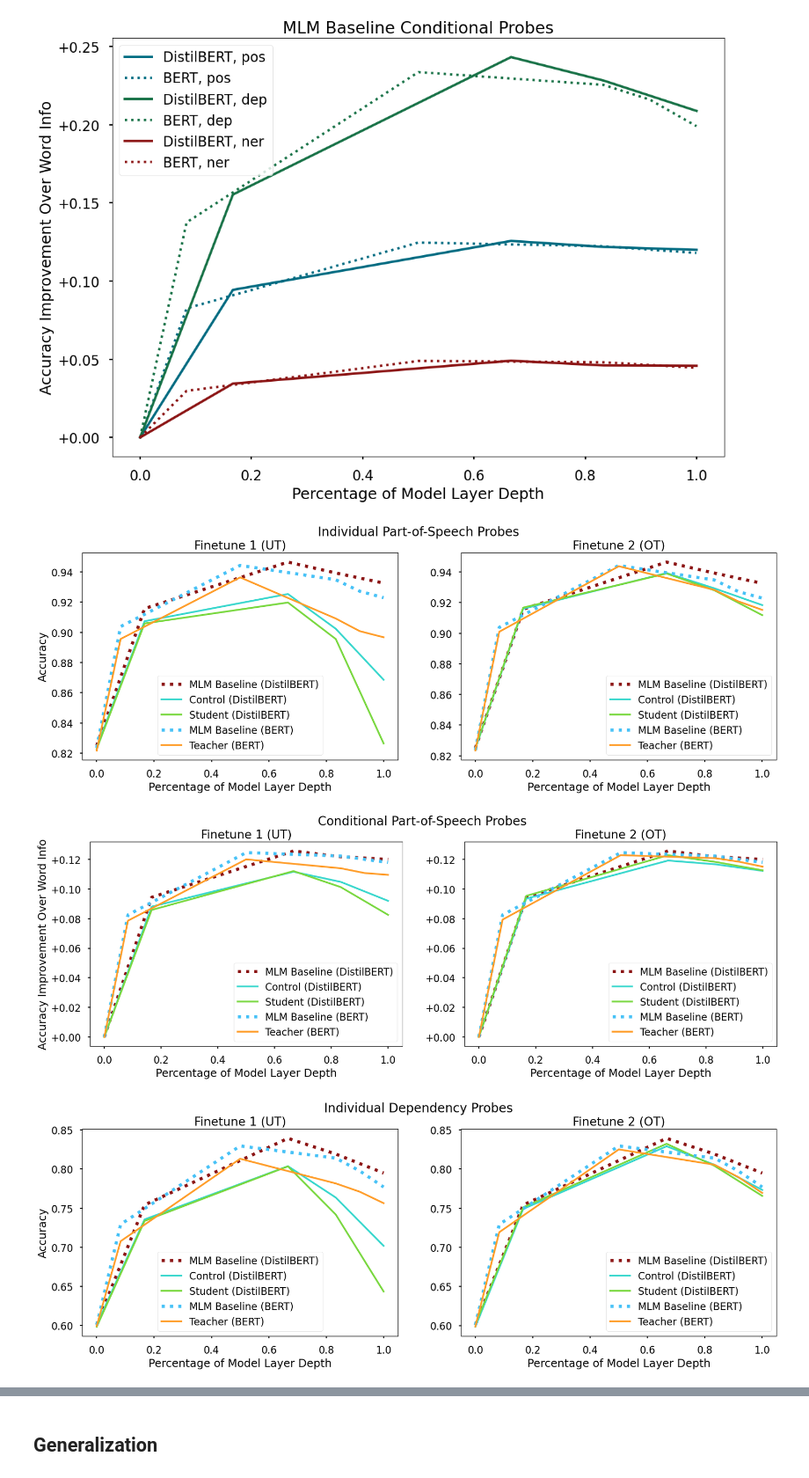
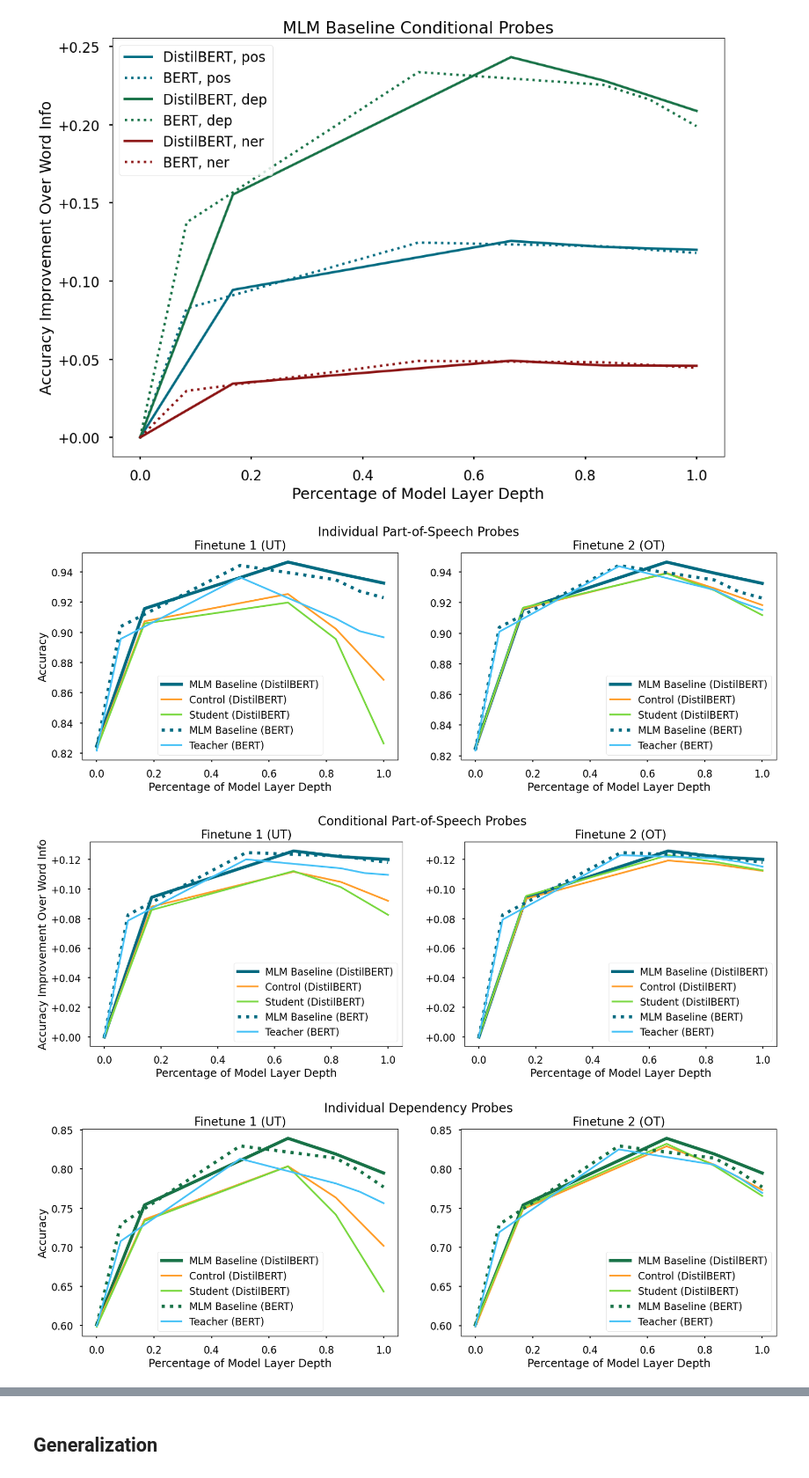
Before and after one commit to zy-f/nlp-distill-probing, a Jupyter notebook: visualization.ipynb, the cells around one changed output, grey strips where cells are left out. Shown at 88% size. Saved outputs shown, nothing was run; the diff lists cells and outputs as text; code cells hidden in the pictures.

Commit message:
visualization changes again

```diff
--- a/visualization.ipynb
+++ b/visualization.ipynb
@@ -37,7 +37,7 @@ task_colors = {
 finetune_colors = {
     'bert-mnli': '#47C2F7',
     'distilbert-mnli': '#FF9D29',
-    'disitlbert-mixedmnli': '#79D83F'
+    'distilbert-mixedmnli': '#79D83F'
 }
 # %%
 df = pd.read_csv('data/probe_outputs.csv')
@@ -89,36 +90,37 @@ for t in ['pos', 'dep', 'ner']:
             fig.suptitle(f"{full_words[ptype]} {full_words[t]} Probes", size=20)
             ax[0].set_title('Finetune 1 (UT)')
             ax[1].set_title('Finetune 2 (OT)')
             ax[0].set_xlabel('Percentage of Model Layer Depth')
             ax[1].set_xlabel('Percentage of Model Layer Depth')
             if ptype == 'cond':
                 ax[0].set_ylabel('Accuracy Improvement Over Word Info')
                 # ax[1].set_ylabel('Accuracy Improvement Over Word Info')
                 formatter = matplotlib.ticker.FuncFormatter(lambda x, pos: f"{x:+.2f}")
                 ax[0].yaxis.set_major_formatter(formatter=formatter)
                 ax[1].yaxis.set_major_formatter(formatter=formatter)
             else:
                 ax[0].set_ylabel('Accuracy')
                 # ax[1].set_ylabel('Accuracy')
             for tt in tune_types:
                 data_ = subdf[subdf['m_finetune'] == tt][layer_names]
                 data_old_ = subdf_old[subdf_old['m_finetune'] == tt][layer_names]
                 if ptype == 'cond':
                     data_ -= data_.iloc[0, 0]
                     data_old_ -= data_old_.iloc[0, 0]
                 layer_pcts = [l / max(layers) for l in layers]
                 lbl = fancy_model_names[f'{model}-{tt}']
                 if tt == 'none':
                     ax[0].plot(layer_pcts, data_.values.flatten(), label=lbl, color=task_colors[t], linewidth=5, linestyle=styles[model])
-                    ax[1].plot(layer_pcts, data_.values.flatten(), label=lbl, color=COLORS[i], linewidth=5, linestyle='dotted')
+                    ax[1].plot(layer_pcts, data_.values.flatten(), label=lbl, color=task_colors[t], linewidth=5, linestyle=styles[model])
                 else:
-                    ax[1].plot(layer_pcts, data_.values.flatten(), label=lbl, color=COLORS[i])
-                    ax[0].plot(layer_pcts, data_old_.values.flatten(), label=lbl, color=COLORS[i])
+                    ax[1].plot(layer_pcts, data_.values.flatten(), label=lbl, color=finetune_colors[f'{model}-{tt}'])
+                    ax[0].plot(layer_pcts, data_old_.values.flatten(), label=lbl, color=finetune_colors[f'{model}-{tt}'])
                 i += 1
         ax[0].legend()
         ax[1].legend()
+        plt.savefig(f'figs/{ptype}_{t}.png', transparent=True)
         plt.show()
 # %% [output]
-[figure, old version]
+[figure, new version]
-[figure, old version]
+[figure, new version]
-[figure, old version]
+[figure, new version]
```
Also changed, not shown: parts of 2 cells of this notebook, 1 other file.
